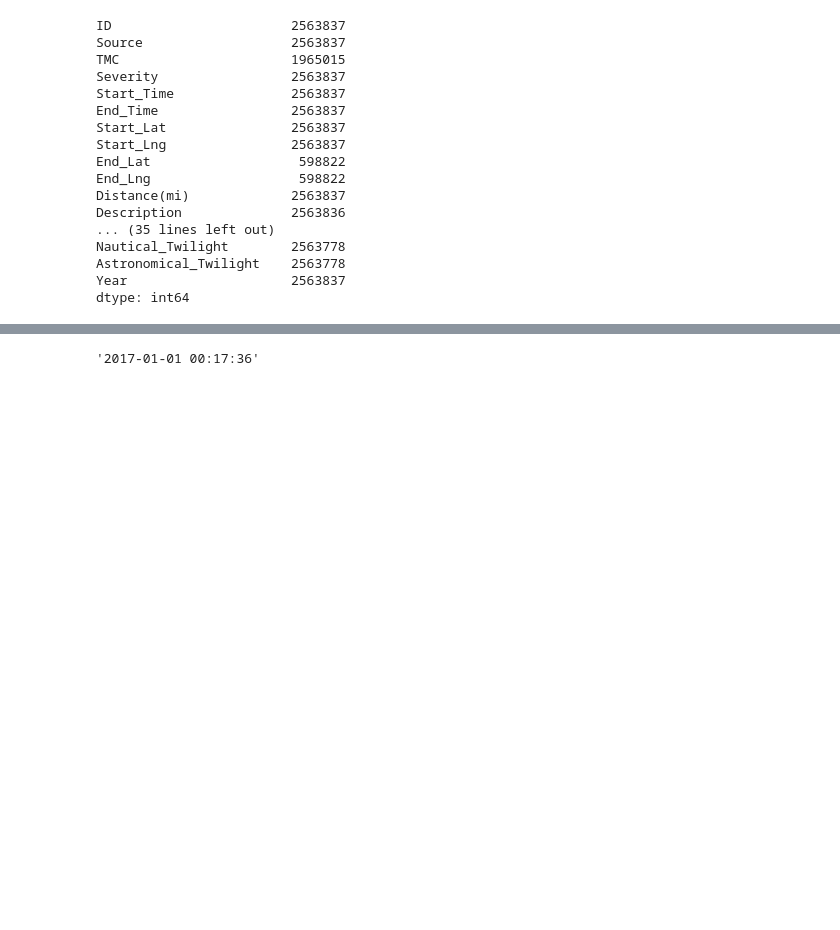
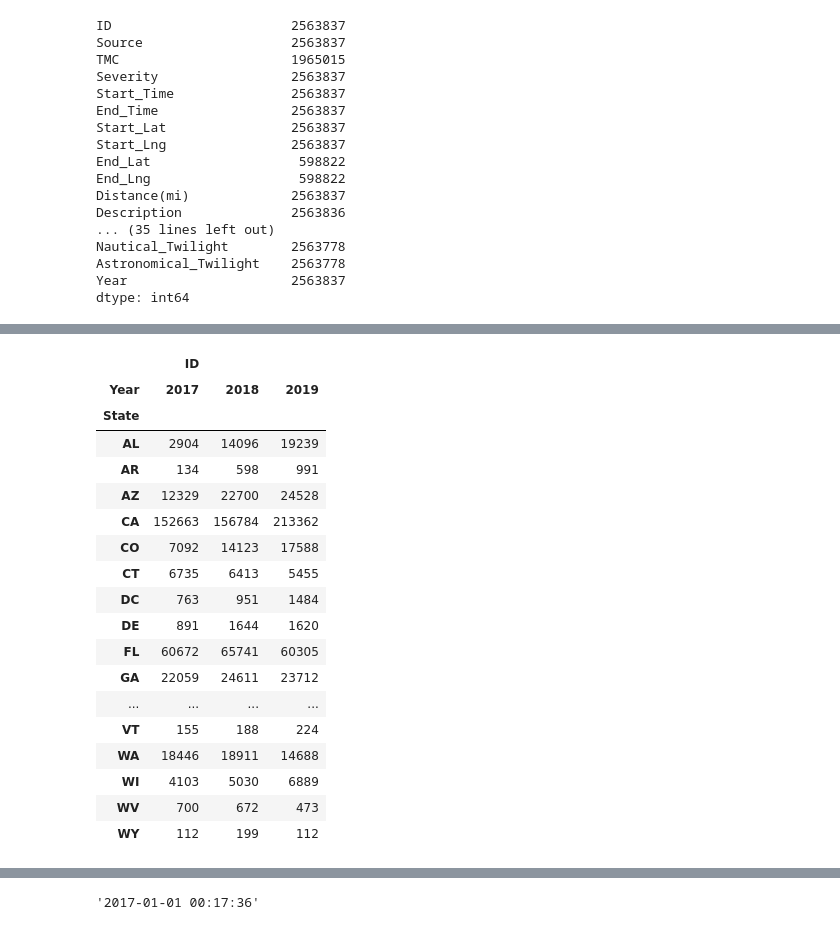
Before and after one commit to ykrasnikov/US-Traffic-Accidents, a Jupyter notebook: CODE_data_cleanup/YK_US_Data_traffic_analysis.ipynb, the cells around one changed output, grey strips where cells are left out. Saved outputs shown, nothing was run; the diff lists cells and outputs as text; code cells hidden in the pictures; blank space fills up the shorter version.

```diff
--- a/CODE_data_cleanup/YK_Data_traffic_analysis.ipynb
+++ b/CODE_data_cleanup/YK_US_Data_traffic_analysis.ipynb
@@ -94,0 +93,23 @@ Index(['ID', 'Source', 'TMC', 'Severity', 'Start_Time', 'End_Time',
+# %%
+state_df=traffic_df.groupby(['State','Year']).agg({'ID':'count'}).unstack('Year') # unstacking so we can plot easily
+state_df
+# %% [output]
+|  | ID |  |  |
+| Year | 2017 | 2018 | 2019 |
+| State |  |  |  |
+| AL | 2904 | 14096 | 19239 |
+| AR | 134 | 598 | 991 |
+| AZ | 12329 | 22700 | 24528 |
+| CA | 152663 | 156784 | 213362 |
+| CO | 7092 | 14123 | 17588 |
+| CT | 6735 | 6413 | 5455 |
+| DC | 763 | 951 | 1484 |
+| DE | 891 | 1644 | 1620 |
+| FL | 60672 | 65741 | 60305 |
+| GA | 22059 | 24611 | 23712 |
+| ... | ... | ... | ... |
+| VT | 155 | 188 | 224 |
+| WA | 18446 | 18911 | 14688 |
+| WI | 4103 | 5030 | 6889 |
+| WV | 700 | 672 | 473 |
+| WY | 112 | 199 | 112 |
```
Also changed, not shown: parts of 13 cells of this notebook, 29 other files.
